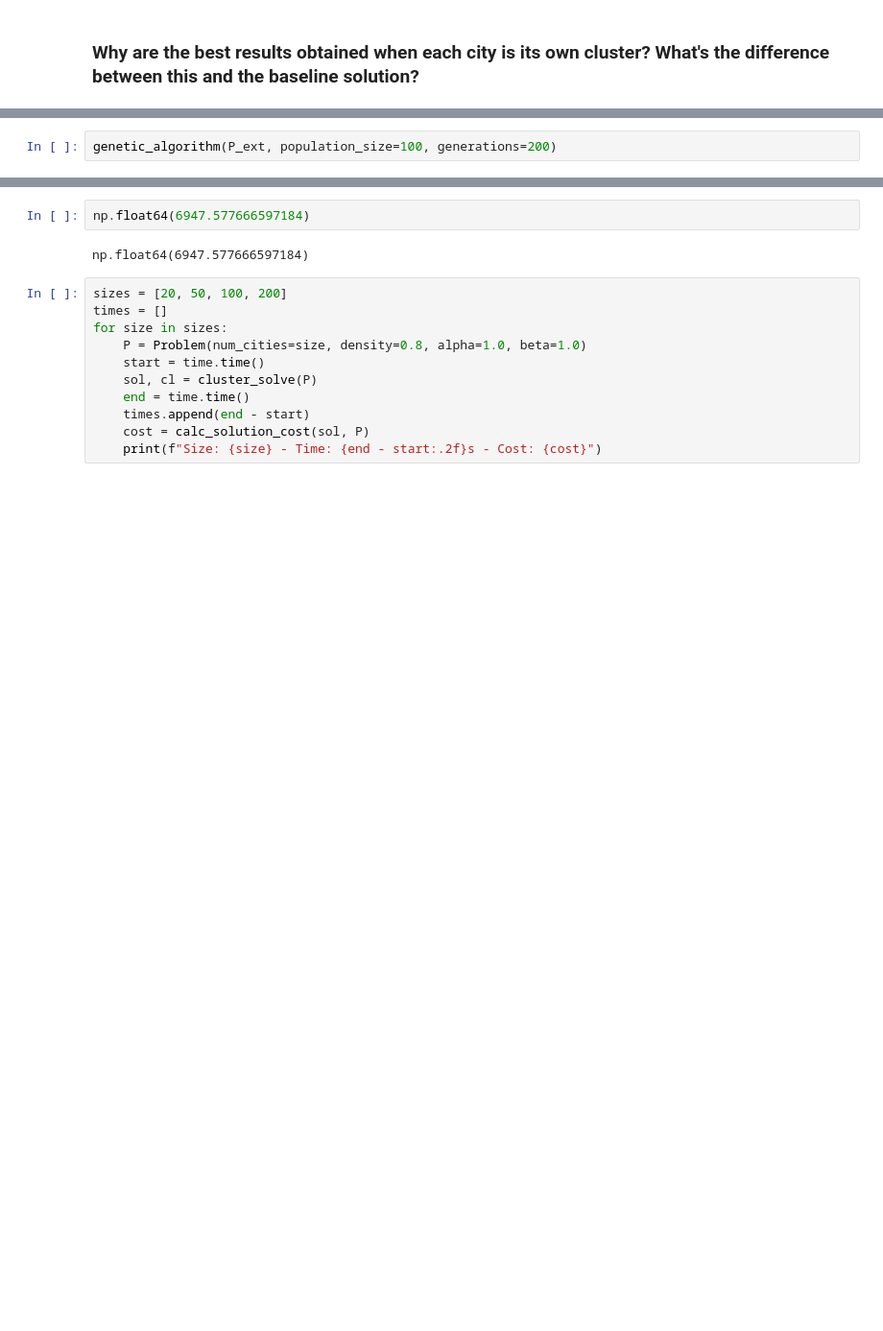
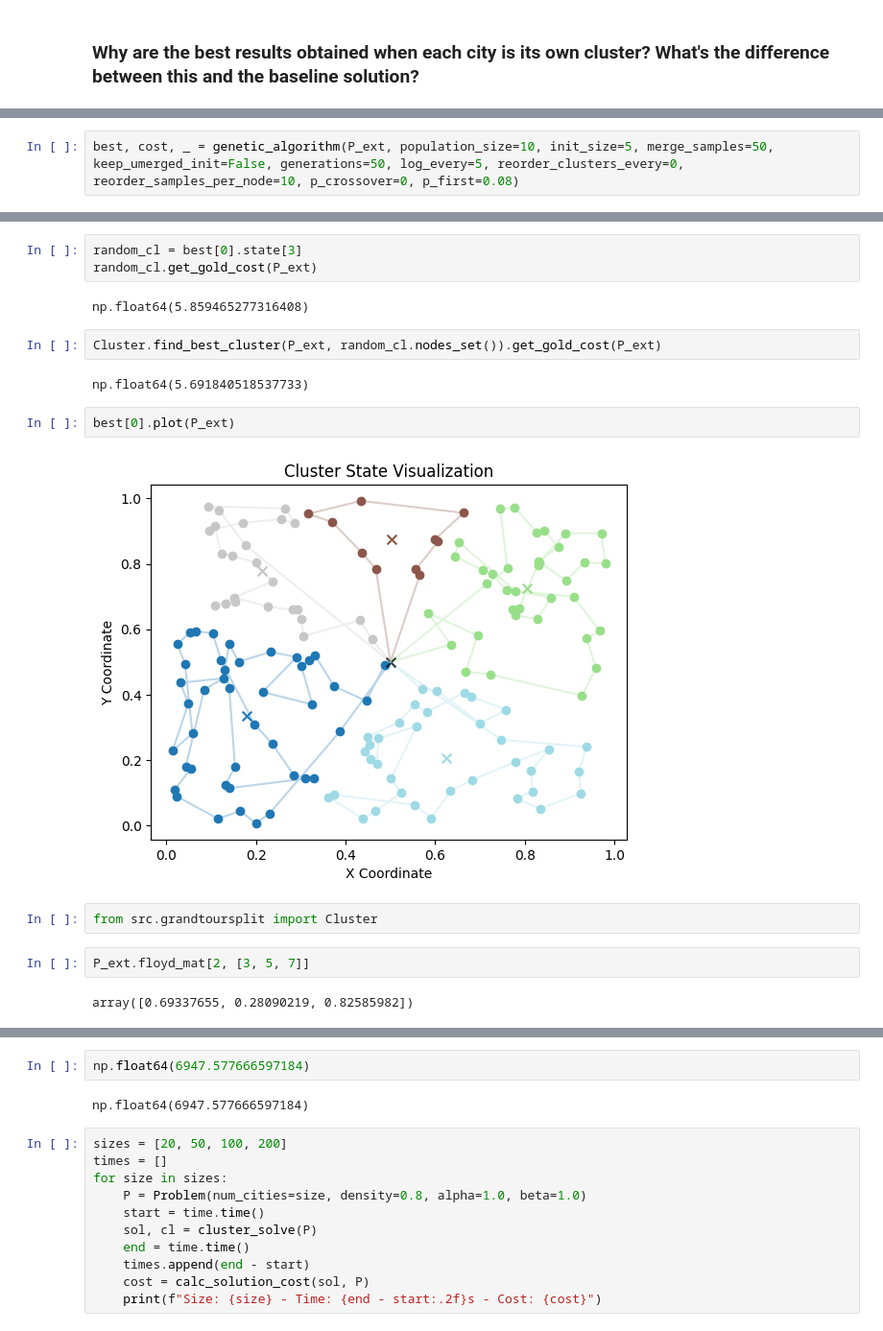
Before and after one commit to alberto467/CI2025_project, a Jupyter notebook: problem.ipynb, the cells around one changed output, grey strips where cells are left out. Shown at 96% size. Saved outputs shown, nothing was run; the diff lists cells and outputs as text; blank space fills up the shorter version.

```diff
--- a/problem.ipynb
+++ b/problem.ipynb
@@ -56,3 +128,3 @@ P_ext.cache_miss
 # %%
-genetic_algorithm(P_ext, population_size=100, generations=200)
+best, cost, _ = genetic_algorithm(P_ext, population_size=10, init_size=5, merge_samples=50, keep_umerged_init=False, generations=50, log_every=5, reorder_clusters_every=0, reorder_samples_per_node=10, p_crossover=0, p_first=0.08)
 # %% [output]
@@ -61,0 +174,19 @@ KeyboardInterrupt:
+# %%
+random_cl = best[0].state[3]
+random_cl.get_gold_cost(P_ext)
+# %% [output]
+np.float64(5.859465277316408)
+# %%
+Cluster.find_best_cluster(P_ext, random_cl.nodes_set()).get_gold_cost(P_ext)
+# %% [output]
+np.float64(5.691840518537733)
+# %%
+best[0].plot(P_ext)
+# %% [output]
+[figure, added]
+# %%
+from src.grandtoursplit import Cluster
+# %%
+P_ext.floyd_mat[2, [3, 5, 7]]
+# %% [output]
+array([0.69337655, 0.28090219, 0.82585982])
```
Also changed, not shown: parts of 32 cells of this notebook, 13 other files.
